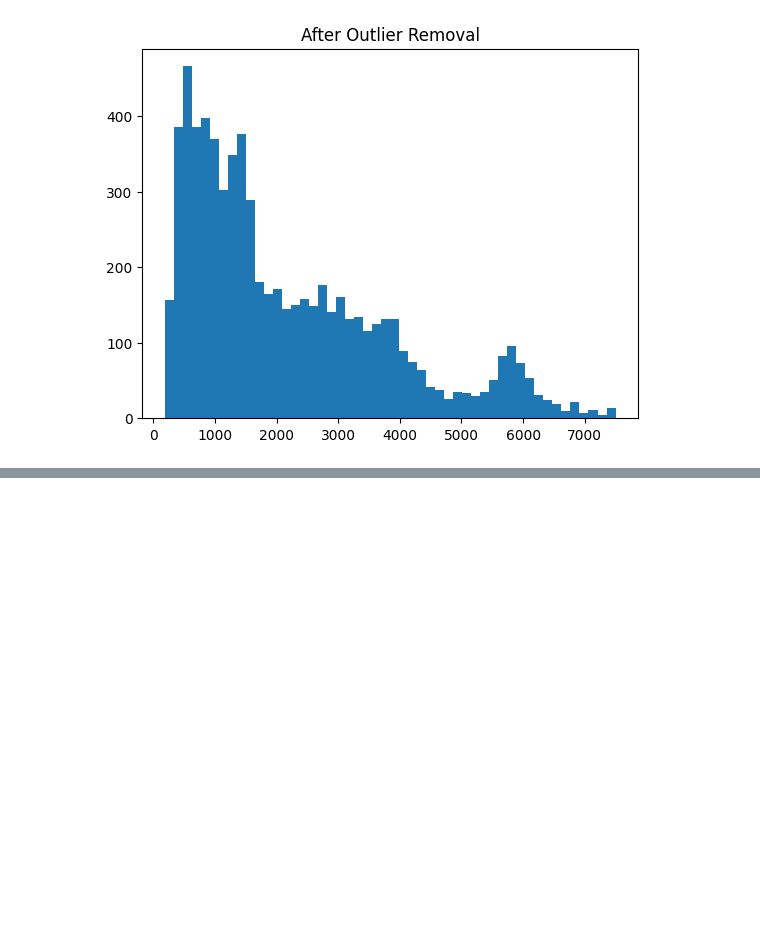
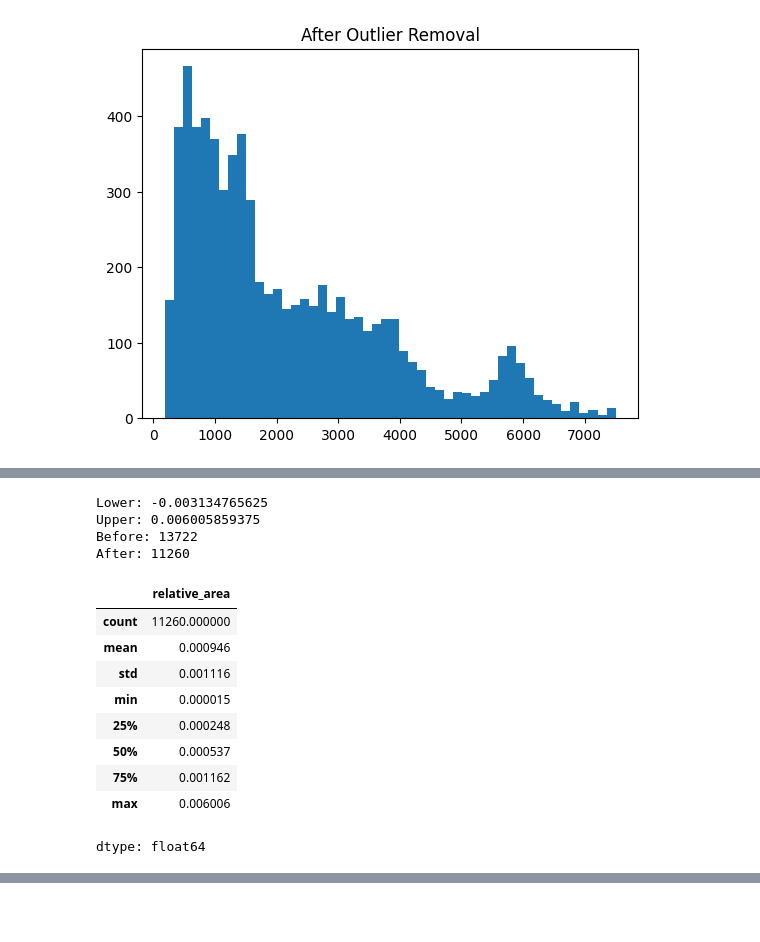
Before and after one commit to fathinahnj/skripsi, a Jupyter notebook: waste_classification_skripsi.ipynb, the cells around one changed output, grey strips where cells are left out. Cells and saved outputs as stored; diff of their text form; code cells hidden in the pictures; blank space fills up the shorter version.

```diff
--- a/waste_classification_skripsi.ipynb
+++ b/waste_classification_skripsi.ipynb
@@ -807,0 +873,39 @@ plt.show()
+# %%
+# membersihkan outlier
+Q1 = df['relative_area'].quantile(0.25)
+Q3 = df['relative_area'].quantile(0.75)
+
+IQR = Q3 - Q1
+
+lower_bound = Q1 - 1.5 * IQR
+upper_bound = Q3 + 1.5 * IQR
+
+print("Lower:", lower_bound)
+print("Upper:", upper_bound)
+
+df_clean = df[
+    (df['relative_area'] >= lower_bound) &
+    (df['relative_area'] <= upper_bound)
+]
+
+# cek jumlah data
+print("Before:", len(df))
+print("After:", len(df_clean))
+# %% [output]
+Lower: -0.003134765625
+Upper: 0.006005859375
+Before: 13722
+After: 11260
+# %%
+df_clean['relative_area'].describe()
+# %% [output]
+|  | relative_area |
+| count | 11260.000000 |
+| mean | 0.000946 |
+| std | 0.001116 |
+| min | 0.000015 |
+| 25% | 0.000248 |
+| 50% | 0.000537 |
+| 75% | 0.001162 |
+| max | 0.006006 |
+dtype: float64
```
Also changed, not shown: parts of 9 cells of this notebook.
